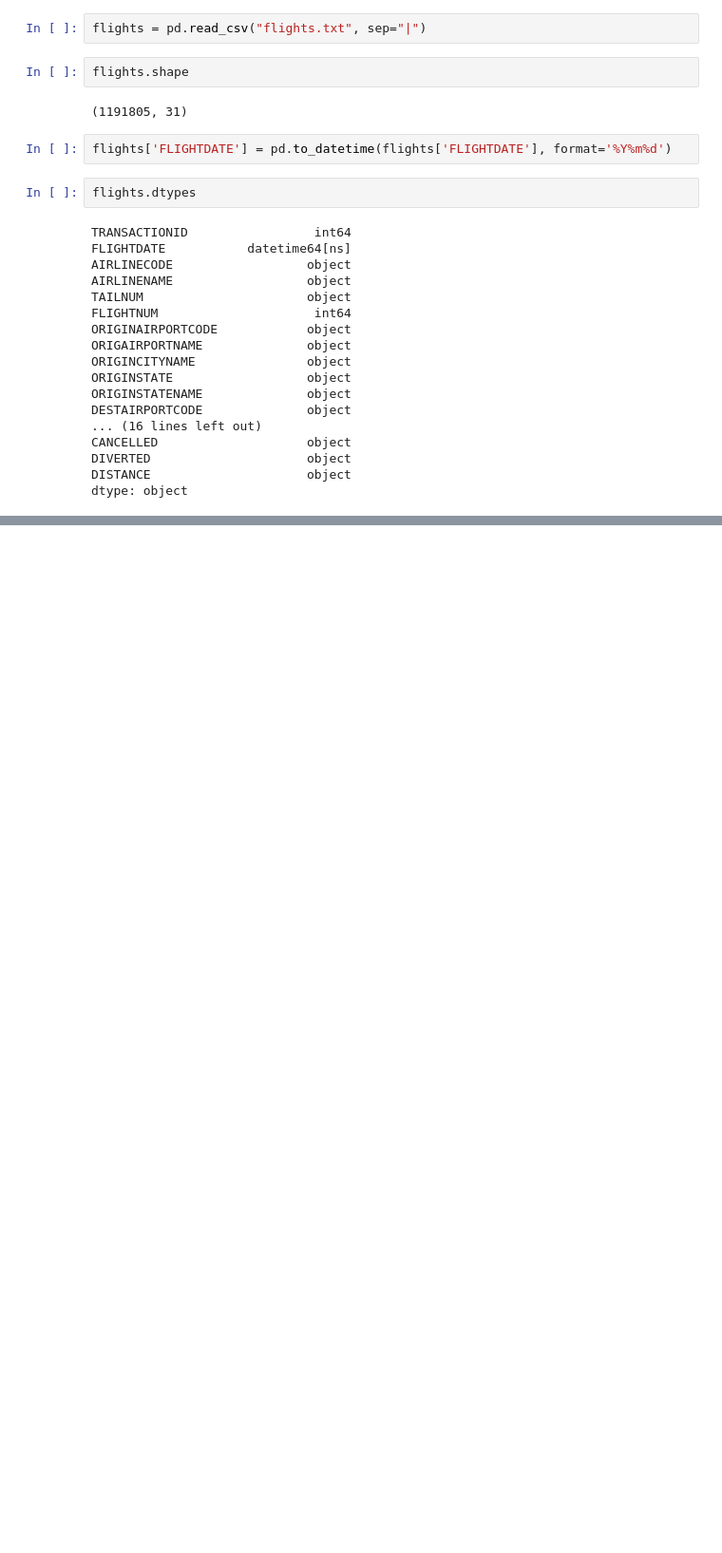
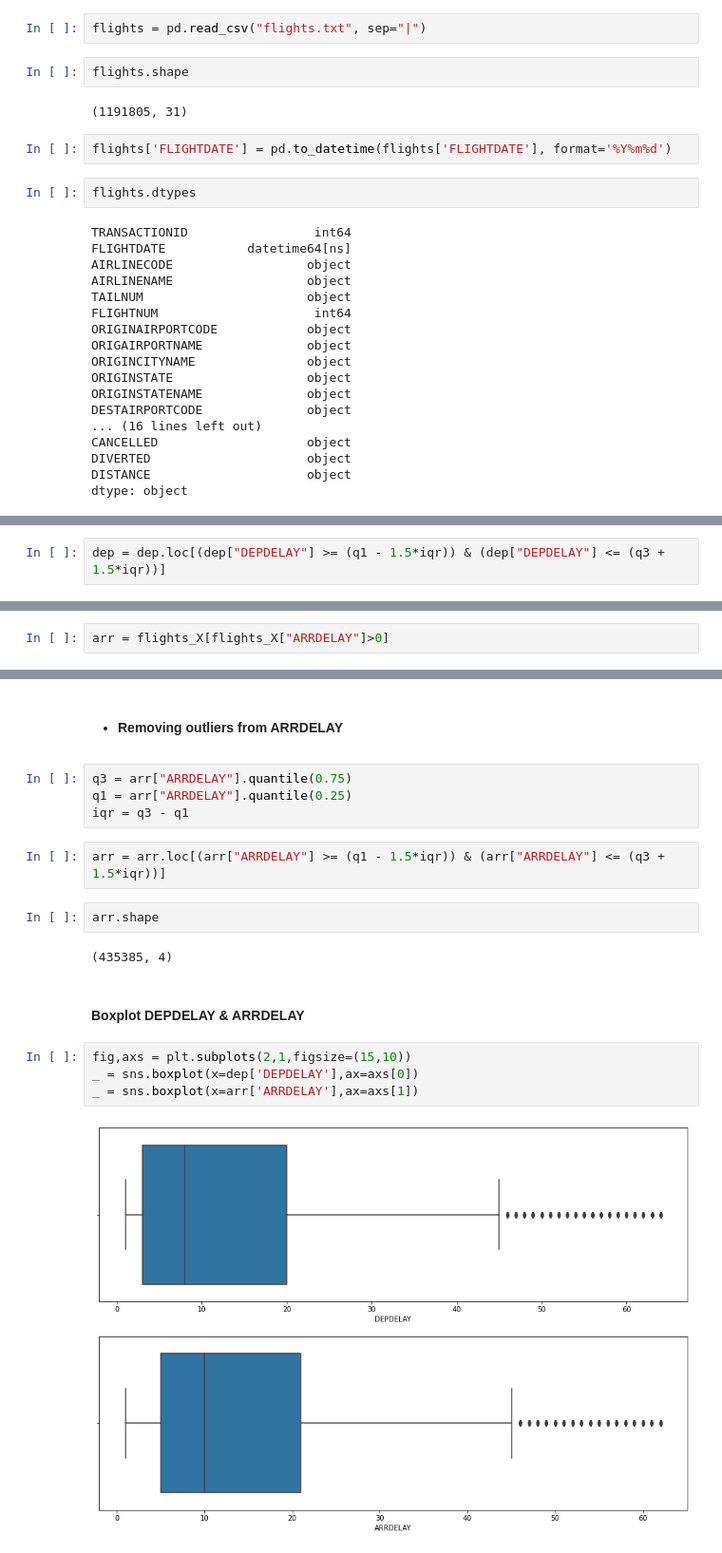
Before and after one commit to RonaldCedeno/Clustering-Flights, a Jupyter notebook: Flights K-Means.ipynb, the cells around one changed output, grey strips where cells are left out. Shown: that part at 95% size. Saved outputs shown, nothing was run; the diff lists cells and outputs as text; blank space fills up the shorter version.

```diff
--- a/Flights K-Means.ipynb
+++ b/Flights K-Means.ipynb
@@ -41,0 +103,2 @@ dtype: object
+# %%
+dep = dep.loc[(dep["DEPDELAY"] >= (q1 - 1.5*iqr)) & (dep["DEPDELAY"] <= (q3 + 1.5*iqr))]
@@ -41,0 +111,2 @@ dtype: object
+# %%
+arr = flights_X[flights_X["ARRDELAY"]>0]
@@ -41,0 +129,20 @@ dtype: object
+# %% [markdown]
+- #### Removing outliers from ARRDELAY
+# %%
+q3 = arr["ARRDELAY"].quantile(0.75)
+q1 = arr["ARRDELAY"].quantile(0.25)
+iqr = q3 - q1
+# %%
+arr = arr.loc[(arr["ARRDELAY"] >= (q1 - 1.5*iqr)) & (arr["ARRDELAY"] <= (q3 + 1.5*iqr))]
+# %%
+arr.shape
+# %% [output]
+(435385, 4)
+# %% [markdown]
+#### Boxplot DEPDELAY & ARRDELAY
+# %%
+fig,axs = plt.subplots(2,1,figsize=(15,10))
+_ = sns.boxplot(x=dep['DEPDELAY'],ax=axs[0])
+_ = sns.boxplot(x=arr['ARRDELAY'],ax=axs[1])
+# %% [output]
+[figure, added]
```
Also changed, not shown: parts of 25 cells of this notebook.
